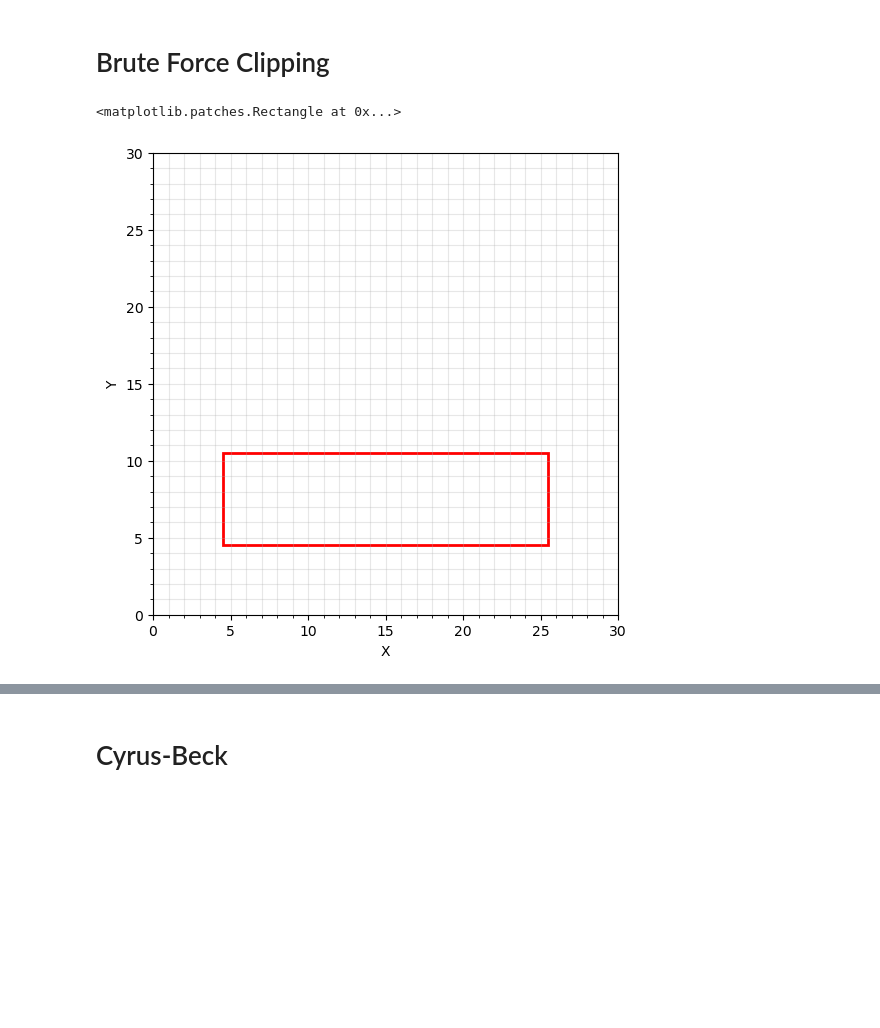
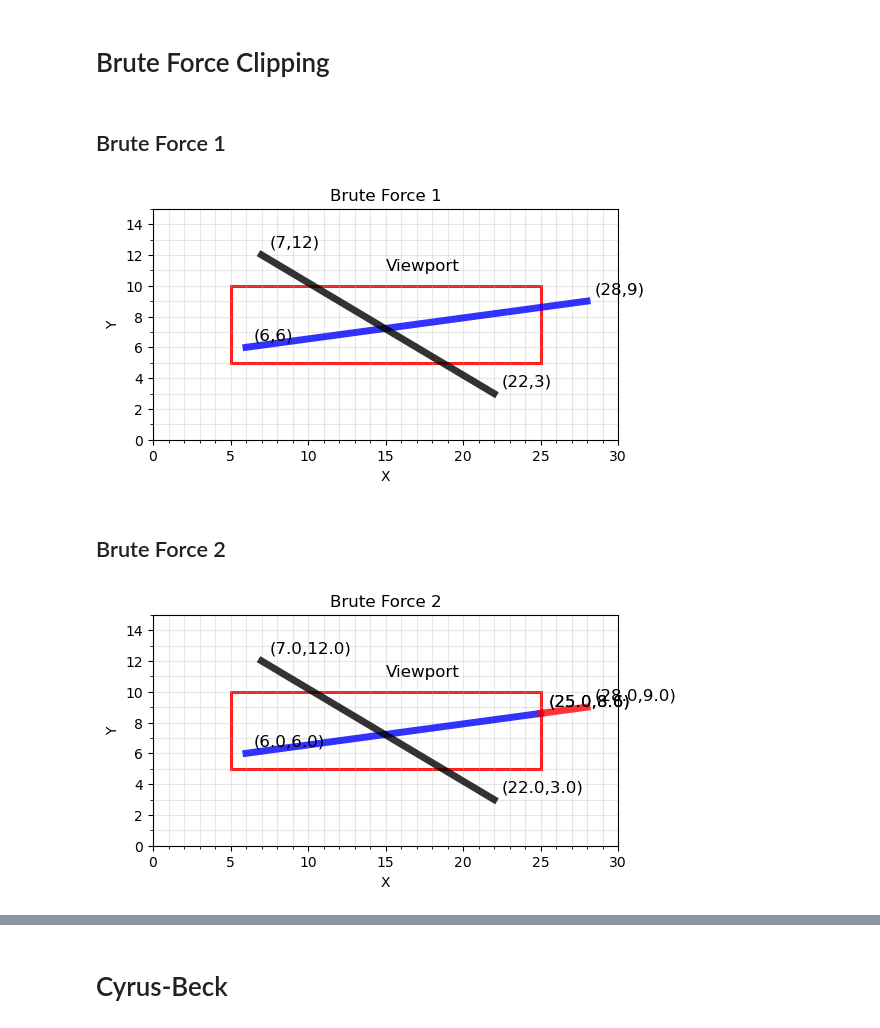
Before and after one commit to DiegoFLM/Computer-Graphics, a Jupyter notebook: clippingAlgorithms/t3.ipynb, the cells around one changed output, grey strips where cells are left out. Drawn from its saved outputs; the diff is of its cells as text; code cells hidden in the pictures; blank space fills up the shorter version.

Commit message:
Brute Force done

```diff
--- a/clippingAlgorithms/t3.ipynb
+++ b/clippingAlgorithms/t3.ipynb
@@ -81,6 +83,7 @@ def plotPixels(x, y, xRange = (-10, 10), yRange = (-10, 10),figureSize = (4,4),
     # Add labels and show the plot
     plt.xlabel('X')
     plt.ylabel('Y')
+    plt.title(title)
 
     for i in range(len(x)):
         ax.add_patch(Rectangle((x[i]-0.5,y[i]-0.5), 1,1,
@@ -107,7 +110,7 @@ points = np.array([p5, p6, p7, p8])
 x = points[:,0]
 y = points[:,1]
 
-fig, ax = plotPixels(x, y, xRange = (0,30), yRange = (0,30), _color = 'blue', figureSize=(6,6))
+fig, ax = plotPixels(x, y, xRange = (0,30), yRange = (0,15), _color = 'blue', figureSize=(6,3))
 
 ax.add_patch(Rectangle((eii[0]-0.5,eii[1]-0.5), esd[0]-eii[0]+1, esd[1]-eii[1]+1, facecolor='none', edgecolor='red', linewidth=2))
 
@@ -121,24 +124,67 @@ plt.show()
 # %% [markdown]
 # Brute Force Clipping
+# %% [markdown]
+## Brute Force 1
+# %%
+lrbt = [5, 25, 5, 10]
+lineSegment1 = np.array([[6,6], [28,9]])
+lineSegment2 = np.array([[7,12], [22,3]])
+
+points = np.append(lineSegment1, lineSegment2, axis = 0)
+
+# points1 = getLinePoints(lineSegment1[0], lineSegment1[1])
+# points2 = getLinePoints(lineSegment2[0], lineSegment2[1])
+
+# x1 = np.array(points1)[:,0]
+# y1 = np.array(points1)[:,1]
+
+# x2 = np.array(points2)[:,0]
+# y2 = np.array(points2)[:,1]
+
+#fig, ax = plotPixels(x1, y1, xRange = (0,30), yRange = (0,15), _color = 'blue', figureSize=(6,3), title = 'Brute Force 1')
+fig, ax = plotPixels([], [], xRange = (0,30), yRange = (0,15), _color = 'blue', figureSize=(6,3), title = 'Brute Force 1')
+
+ax.add_patch(Rectangle((lrbt[0],lrbt[2]), lrbt[1]-lrbt[0], lrbt[3]-lrbt[2], facecolor='none', edgecolor='red', linewidth=2))
+
+# for i in range(len(x2)):
+#         ax.add_patch(Rectangle((x2[i]-0.5,y2[i]-0.5), 1,1,
+#         facecolor='black',
+#         edgecolor='white',
+#         alpha = 0.8
+#         ))
+ax.plot(lineSegment1[:,0], lineSegment1[:,1], color = 'blue', alpha = 0.8, linewidth = 5)
+ax.plot(lineSegment2[:,0], lineSegment2[:,1], color = 'black', alpha = 0.8, linewidth = 5)
+
+for point in points:
+    ax.text(point[0]+0.5, point[1]+0.5, f'({point[0]},{point[1]})', fontsize=12)
+ax.text(15, 11, 'Viewport', fontsize=12)
+
+
+plt.show()
+# %% [output]
+[figure, added]
+# %% [markdown]
+## Brute Force 2
 # %%
 lrbt = [5, 25, 5, 10]
-lineSegment1 = np.array([[6,6], [28,9]])
+lineSegment1 = np.array([[6,6], [25,(189/22)]])
+lineSegment1Clipped1 = np.array([[25,(189/22)], [28,9]])
 lineSegment2 = np.array([[7,12], [22,3]])
+points = np.append(lineSegment1, lineSegment2, axis = 0)
+points = np.append(points, lineSegment1Clipped1, axis = 0)
 
-fig, ax = plotPixels([], [], xRange = (0,30), yRange = (0,30), _color = 'blue', figureSize=(6,6))
-ax.add_patch(Rectangle((lrbt[0]-0.5,lrbt[2]-0.5), esd[0]-eii[0] + 1, esd[1]-eii[1] + 1, facecolor='none', edgecolor='red', linewidth=2))
+fig, ax = plotPixels([], [], xRange = (0,30), yRange = (0,15), _color = 'blue', figureSize=(6,3), title = 'Brute Force 2')
 
+ax.add_patch(Rectangle((lrbt[0],lrbt[2]), lrbt[1]-lrbt[0], lrbt[3]-lrbt[2], facecolor='none', edgecolor='red', linewidth=2))
 
-# x = points[:,0]
-# y = points[:,1]
+ax.plot(lineSegment1[:,0], lineSegment1[:,1], color = 'blue', alpha = 0.8, linewidth = 5)
+ax.plot(lineSegment2[:,0], lineSegment2[:,1], color = 'black', alpha = 0.8, linewidth = 5)
+ax.plot(lineSegment1Clipped1[:,0], lineSegment1Clipped1[:,1], color = 'red', alpha = 0.8, linewidth = 5)
 
-# fig, ax = plotPixels(x, y, xRange = (0,30), yRange = (0,30), _color = 'blue', figureSize=(6,6))
+for point in points:
+    ax.text(point[0]+0.5, point[1]+0.5, f'({round(point[0],1)},{round(point[1], 1)})', fontsize=12)
+ax.text(15, 11, 'Viewport', fontsize=12)
 
-# ax.add_patch(Rectangle((eii[0]-0.5,eii[1]+0.5), esd[0]-eii[0], esd[1]-eii[1], facecolor='none', edgecolor='red', linewidth=2))
-
-# for point in points:
-#     ax.text(point[0]+0.5, point[1]+0.5, f'({point[0]},{point[1]})', fontsize=12)
-# ax.text(10, 11, 'Viewport', fontsize=12)
+plt.show()
 # %% [output]
-<matplotlib.patches.Rectangle at 0x...>
-[figure, old version]
+[figure, new version]
```
Also changed, not shown: parts of 6 cells of this notebook.
